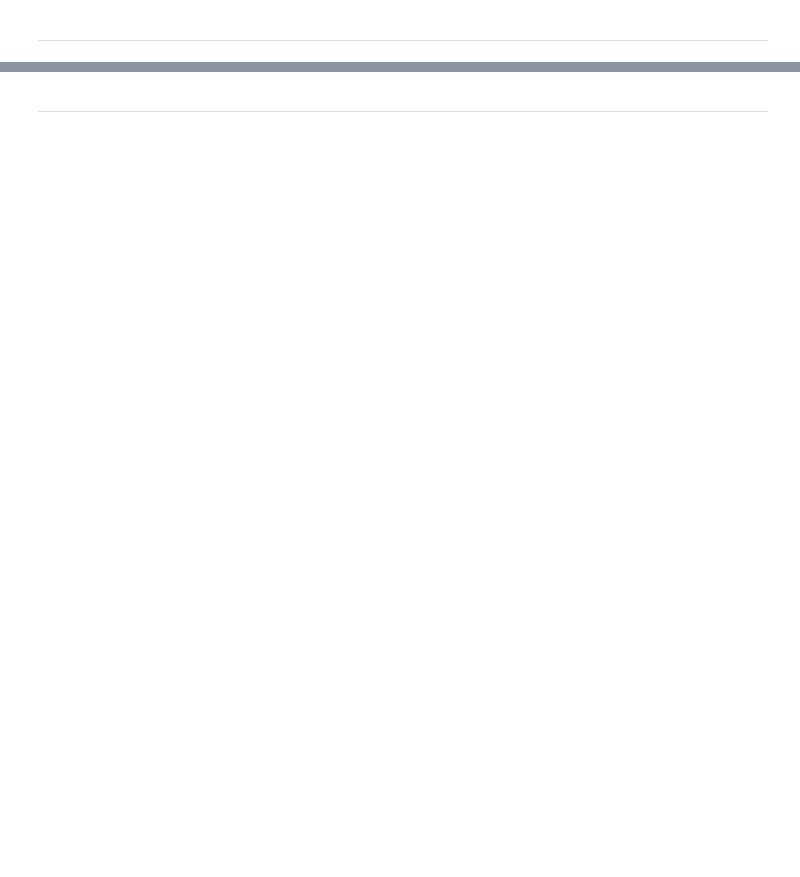
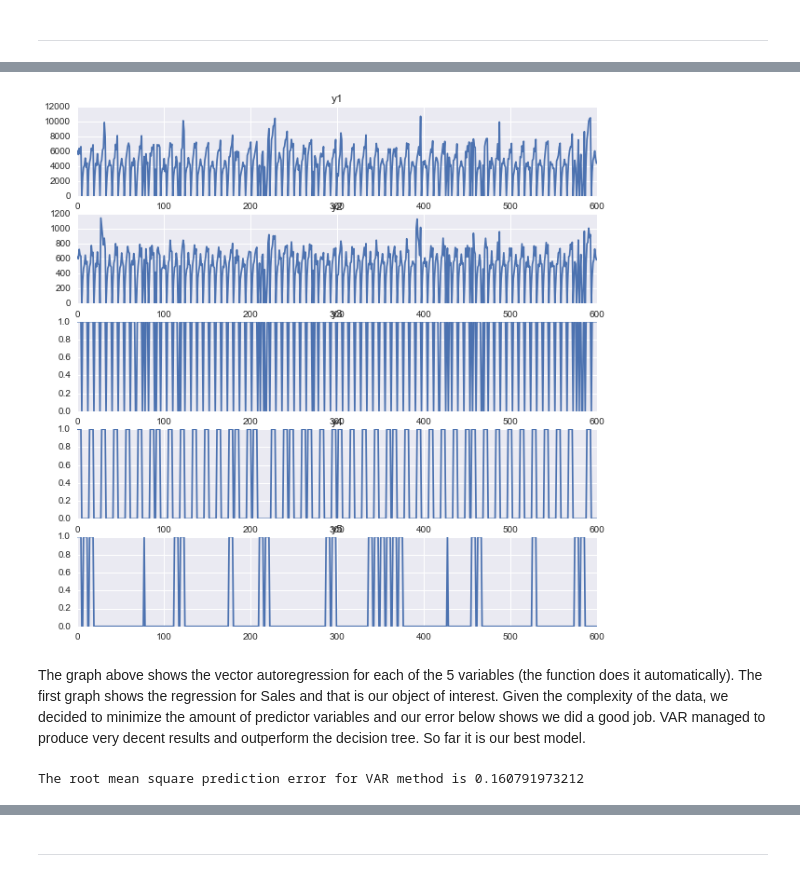
Before and after one commit to RRcar/rossman, a Jupyter notebook: modeling.ipynb, the cells around one changed output, grey strips where cells are left out. Cells and saved outputs as stored; diff of their text form; code cells hidden in the pictures; blank space fills up the shorter version.

```diff
--- a/modeling.ipynb
+++ b/modeling.ipynb
@@ -33,0 +101,4 @@ $( document ).ready(code_toggle);
+# %%
+# reassure values are properly imputed
+final['Sales'].loc[(final['Sales'] == 0.0)] = 5764
+final['Customers'].loc[(final['Customers'] == 0.0)] = 629
@@ -33,0 +171,15 @@ $( document ).ready(code_toggle);
+# %%
+store_2 = final[final['Store']==2]
+dates = final['Date'][final['Store']==2]
+final_2 = store_2[['Sales', 'Customers', 'Open','Promo', 'SchoolHoliday']]
+# %%
+train = final_2[:600]
+test = final_2[600:]
+# %%
+mdata = train
+mdata.index = dates[:600]
+
+model = VAR(mdata.values)
+
+results = model.fit(maxlags=30, ic='aic')
+results.summary()
@@ -33,0 +204,18 @@ $( document ).ready(code_toggle);
+# %%
+results.plot()
+# %% [output]
+[figure, added]
+# %% [markdown]
+The graph above shows the vector autoregression for each of the 5 variables (the function does it automatically). The first graph shows the regression for Sales and that is our object of interest. Given the complexity of the data, we decided to minimize the amount of predictor variables and our error below shows we did a good job. VAR managed to produce very decent results and outperform the decision tree. So far it is our best model.
+# %%
+lag_order = results.k_ar
+a = results.forecast(train.values[-lag_order:], 342)
+sales_prediction = a[:,0]
+sales_actual = test['Sales'].values
+#sales_actual.shape
+def rmse(predictions, targets):
+    return np.sqrt(((predictions - targets) ** 2).mean())/10000
+
+print 'The root mean square prediction error for VAR method is ' + str(rmse(sales_prediction, sales_actual))
+# %% [output]
+The root mean square prediction error for VAR method is 0.160791973212
```
Also changed, not shown: parts of 45 cells of this notebook, 11 other files.
